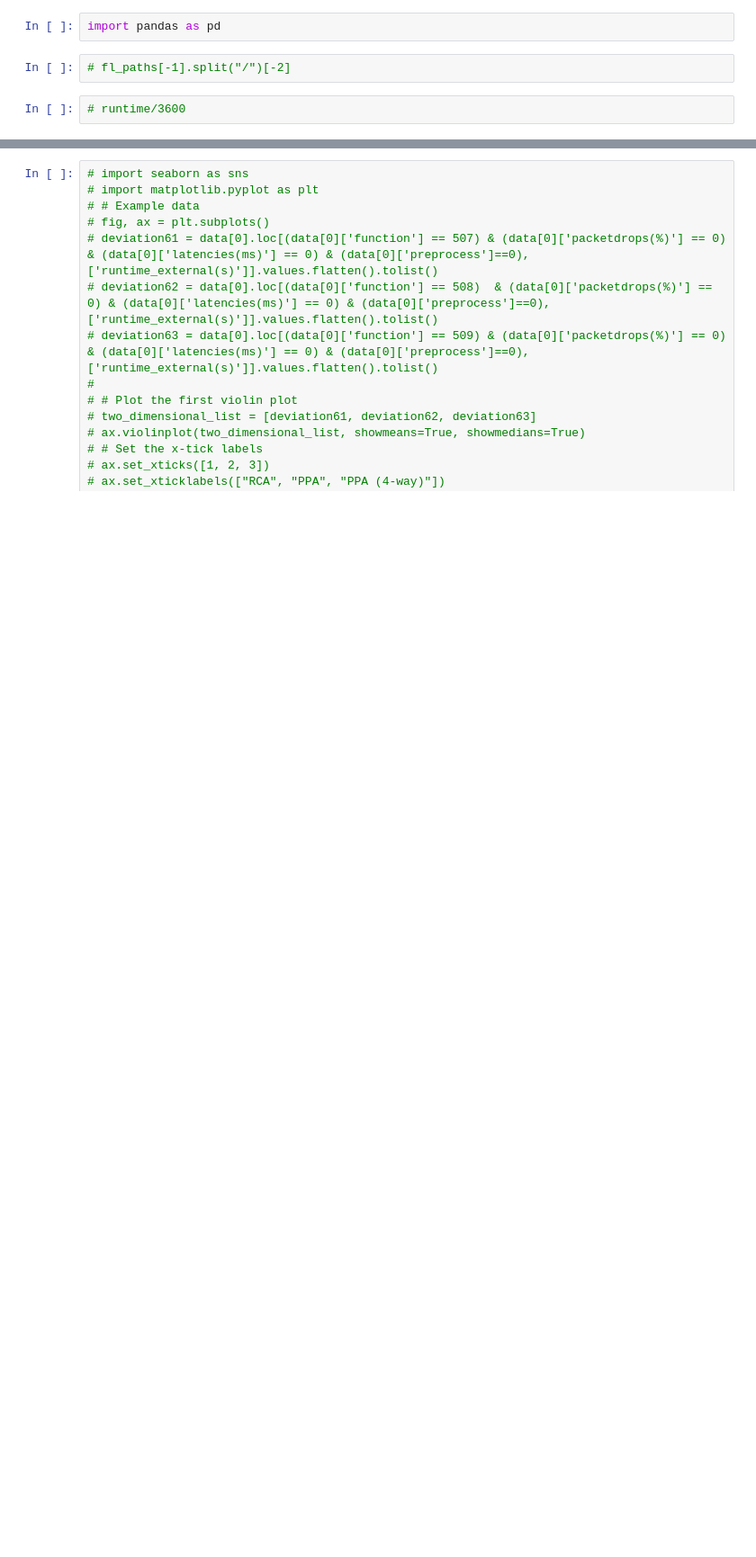
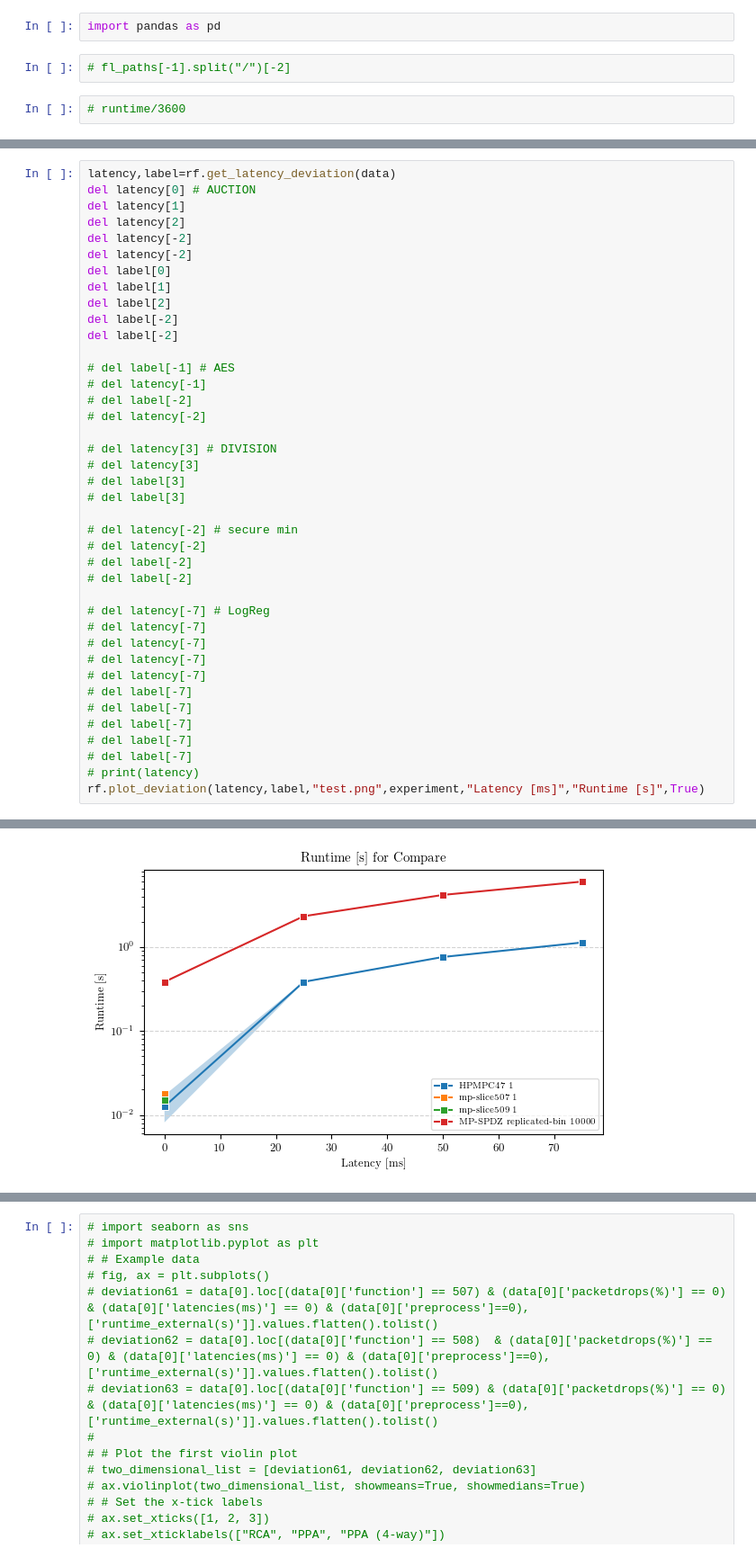
Before and after one commit to aSlunk/results, a Jupyter notebook: mp-slice/02_Compare/Deviation_latency.ipynb, the cells around one changed output, grey strips where cells are left out. Shown at 90% size. Cells and saved outputs as stored; diff of their text form; blank space fills up the shorter version.

```diff
--- a/mp-slice/02_Compare/Deviation_latency.ipynb
+++ b/mp-slice/02_Compare/Deviation_latency.ipynb
@@ -51,0 +121,41 @@ import pandas as pd
+# %%
+latency,label=rf.get_latency_deviation(data)
+del latency[0] # AUCTION
+del latency[1]
+del latency[2]
+del latency[-2]
+del latency[-2]
+del label[0]
+del label[1]
+del label[2]
+del label[-2]
+del label[-2]
+
+# del label[-1] # AES
+# del latency[-1]
+# del label[-2]
+# del latency[-2]
+
+# del latency[3] # DIVISION
+# del latency[3]
+# del label[3]
+# del label[3]
+
+# del latency[-2] # secure min
+# del latency[-2]
+# del label[-2]
+# del label[-2]
+
+# del latency[-7] # LogReg
+# del latency[-7]
+# del latency[-7]
+# del latency[-7]
+# del latency[-7]
+# del label[-7]
+# del label[-7]
+# del label[-7]
+# del label[-7]
+# del label[-7]
+# print(latency)
+rf.plot_deviation(latency,label,"test.png",experiment,"Latency [ms]","Runtime [s]",True)
+# %% [output]
@@ -52 +179,2 @@ import pandas as pd
+[figure, added]
 # %%
```
Also changed, not shown: parts of 9 cells of this notebook, 1 other file.
